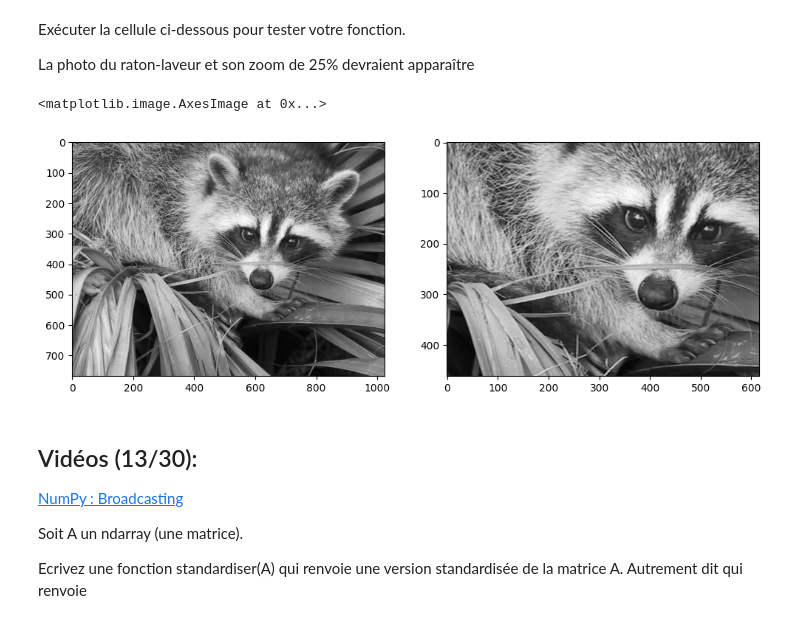
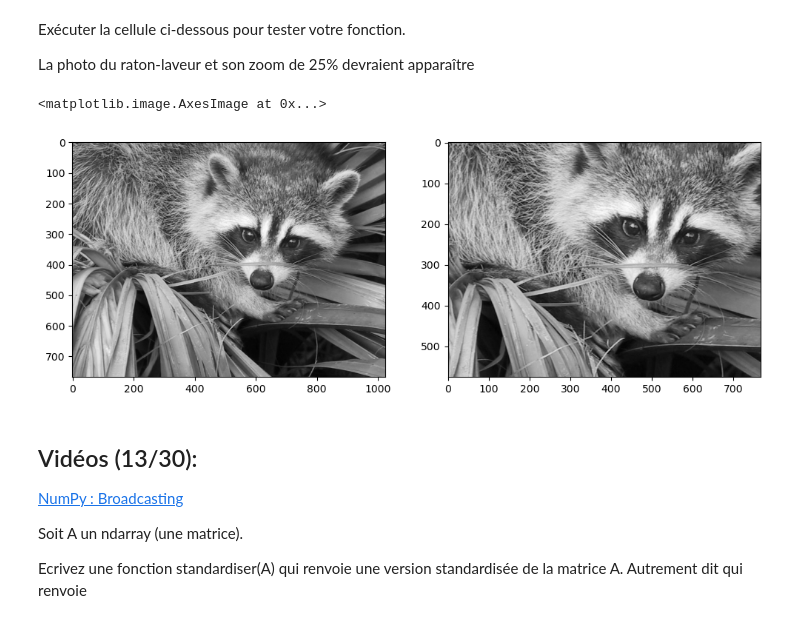
Before and after one commit to Ractouf/3BIN-Q1-ML, a Jupyter notebook: BIN3100_ML_S_1_et_2_Exercices_Python,_NumPy_et_Panda.ipynb, the cells around one changed output. Drawn from its saved outputs; the diff is of its cells as text; code cells hidden in the pictures.

```diff
--- a/BIN3100_ML_S_1_et_2_Exercices_Python,_NumPy_et_Panda.ipynb
+++ b/BIN3100_ML_S_1_et_2_Exercices_Python,_NumPy_et_Panda.ipynb
@@ -98,7 +98,7 @@ def zoom(M,p):
   rows = M.shape[0]
   cols = M.shape[1]
 
-  zoom_factor = 100 / p
+  zoom_factor = 100 / (p / 2)
 
   start_row = int(rows // zoom_factor)
   end_row = rows - start_row
@@ -113,14 +113,14 @@ La photo du raton-laveur et son zoom de 25% devraient apparaître
 # %%
 from scipy import misc
 import matplotlib.pyplot as plt
 face = misc.face(gray=True)
-face_zoom = zoom(face,20)
+face_zoom = zoom(face,25)
 fig, (ax1, ax2) = plt.subplots(1, 2, figsize=(12,8))
 ax1.imshow(face,cmap=plt.cm.gray)
 ax2.imshow(face_zoom,cmap=plt.cm.gray)
 # %% [output]
 <matplotlib.image.AxesImage at 0x...>
-[figure, old version]
+[figure, new version]
 # %% [markdown]
 ## Vidéos (13/30):
 
```
Also changed, not shown: parts of 5 cells of this notebook, 4 other files.
